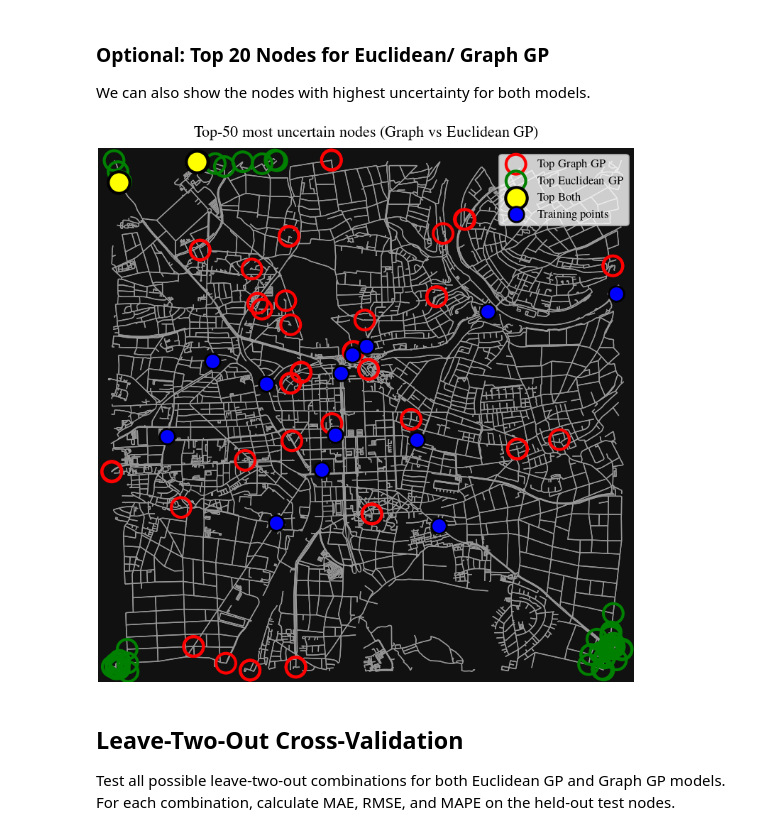
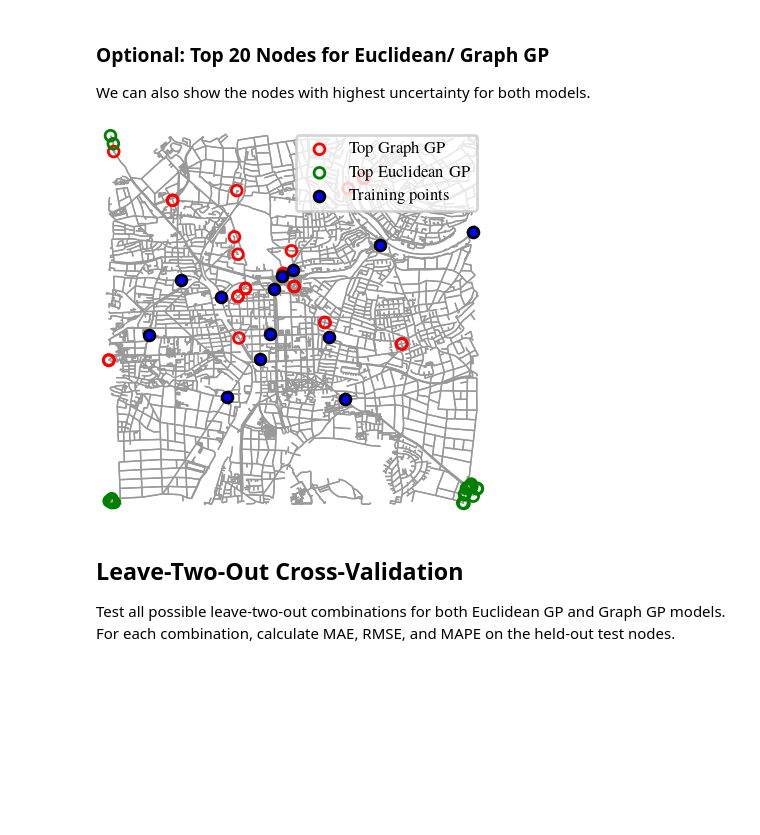
Before and after one commit to cleesee/fahrradzaehler, a Jupyter notebook: notebooks/GP UPDATED.ipynb, the cells around one changed output. Drawn from its saved outputs; the diff is of its cells as text; code cells hidden in the pictures; blank space fills up the shorter version.

```diff
--- a/notebooks/GP UPDATED.ipynb
+++ b/notebooks/GP UPDATED.ipynb
@@ -702,7 +702,7 @@ with plt.rc_context(get_style(ncols=2)):
 
     # Euclidean GP (left)
     ox.plot_graph(G, ax=ax1, show=False, close=False, node_size=0, edge_linewidth=0.5)
-    sc1 = ax1.scatter(node_xy_plot["x"], node_xy_plot["y"], c=node_xy_plot["mean_euc"], s=.1)
+    sc1 = ax1.scatter(node_xy_plot["x"], node_xy_plot["y"], c=node_xy_plot["mean_euc"], s=.05)
     ax1.scatter(
         node_xy_plot.iloc[train_node_idx]["x"],
         node_xy_plot.iloc[train_node_idx]["y"],
@@ -717,7 +717,7 @@ with plt.rc_context(get_style(ncols=2)):
 
     # Graph GP (right)
     ox.plot_graph(G, ax=ax2, show=False, close=False, node_size=0, edge_linewidth=0.5)
-    sc2 = ax2.scatter(node_xy_plot["x"], node_xy_plot["y"], c=node_xy_plot["mean_graph_orig"], s=.1)
+    sc2 = ax2.scatter(node_xy_plot["x"], node_xy_plot["y"], c=node_xy_plot["mean_graph_orig"], s=.05)
     ax2.scatter(
         node_xy_plot.iloc[train_node_idx]["x"],
         node_xy_plot.iloc[train_node_idx]["y"],
@@ -744,12 +744,12 @@ with plt.rc_context(get_style(ncols=2)):
 # %%
 # plot predicted uncertainty (all nodes)
 # both euclidean and graph GP side by side
-with plt.rc_context(get_style(ncols=2, column='full')):
+with plt.rc_context(get_style(ncols=2, column='half')):
     fig, (ax1, ax2) = plt.subplots(1, 2)
 
     # Euclidean GP (left)
     ox.plot_graph(G, ax=ax1, show=False, close=False, node_size=0, edge_linewidth=0.5)
-    sc1 = ax1.scatter(node_xy_plot["x"], node_xy_plot["y"], c=node_xy_plot["std_euc"], s=.1)
+    sc1 = ax1.scatter(node_xy_plot["x"], node_xy_plot["y"], c=node_xy_plot["std_euc"], s=.05)
     ax1.scatter(
         node_xy_plot.iloc[train_node_idx]["x"],
         node_xy_plot.iloc[train_node_idx]["y"],
@@ -764,7 +764,7 @@ with plt.rc_context(get_style(ncols=2, column='full')):
 
     # Graph GP (right)
     ox.plot_graph(G, ax=ax2, show=False, close=False, node_size=0, edge_linewidth=0.5)
-    sc2 = ax2.scatter(node_xy_plot["x"], node_xy_plot["y"], c=node_xy_plot["std_graph_orig"], s=.1)
+    sc2 = ax2.scatter(node_xy_plot["x"], node_xy_plot["y"], c=node_xy_plot["std_graph_orig"], s=.05)
     ax2.scatter(
         node_xy_plot.iloc[train_node_idx]["x"],
         node_xy_plot.iloc[train_node_idx]["y"],
@@ -796,7 +864,7 @@ with plt.rc_context(get_style()):
 
 We can also show the nodes with highest uncertainty for both models.
 # %%
-N_top = 50
+N_top = 25
 
 # top N for Graph GP
 top_graph_idx = node_xy_plot["std_graph_orig"].nlargest(N_top).index
@@ -809,44 +877,46 @@ top_euc_nodes = node_xy_plot.loc[top_euc_idx]
 # optional: find common nodes in both top-N lists
 common_nodes_idx = top_graph_idx.intersection(top_euc_idx)
 common_nodes = node_xy_plot.loc[common_nodes_idx]
-with plt.rc_context(get_style()):
-    fig, ax = ox.plot_graph(G, show=False, close=False, node_size=0, edge_linewidth=0.5, figsize=(4, 4))
+
+with plt.rc_context(get_style(column='half')):
+    fig, ax = plt.subplots(1, 1)
+    ox.plot_graph(G, ax=ax, show=False, close=False, node_size=0, edge_linewidth=0.5)
 
     # graph GP top N nodes
     ax.scatter(
         top_graph_nodes["x"], top_graph_nodes["y"],
         facecolors="none", edgecolors="red",
-        s=100, label="Top Graph GP", linewidths=1.5
+        s=15, label="Top Graph GP", linewidths=1
     )
 
     # euclidean GP top N nodes
     ax.scatter(
         top_euc_nodes["x"], top_euc_nodes["y"],
         facecolors="none", edgecolors="green",
-        s=100, label="Top Euclidean GP", linewidths=1.5
+        s=15, label="Top Euclidean GP", linewidths=1
     )
 
     # common top N nodes
     if not common_nodes.empty:
         ax.scatter(
             common_nodes["x"], common_nodes["y"],
             facecolors="yellow", edgecolors="black",
-            s=120, label="Top Both", linewidths=1.5
+            s=18, label="Top Both", linewidths=1
         )
 
     # training points as reference
     ax.scatter(
         node_xy_plot.iloc[train_node_idx]["x"],
         node_xy_plot.iloc[train_node_idx]["y"],
         facecolors="blue", edgecolors="black",
-        s=60, label="Training points"
+        s=15, label="Training points", linewidths=1
     )
 
-    ax.set_title(f"Top-{N_top} most uncertain nodes (Graph vs Euclidean GP)")
+    #ax.set_title(f"Top-{N_top} most uncertain nodes (Graph vs Euclidean GP)")
     ax.legend(loc="upper right")
     plt.show()
 # %% [output]
-[figure, old version]
+[figure, new version]
 # %% [markdown]
 ## Leave-Two-Out Cross-Validation
 
```
Also changed, not shown: parts of 4 cells of this notebook.
